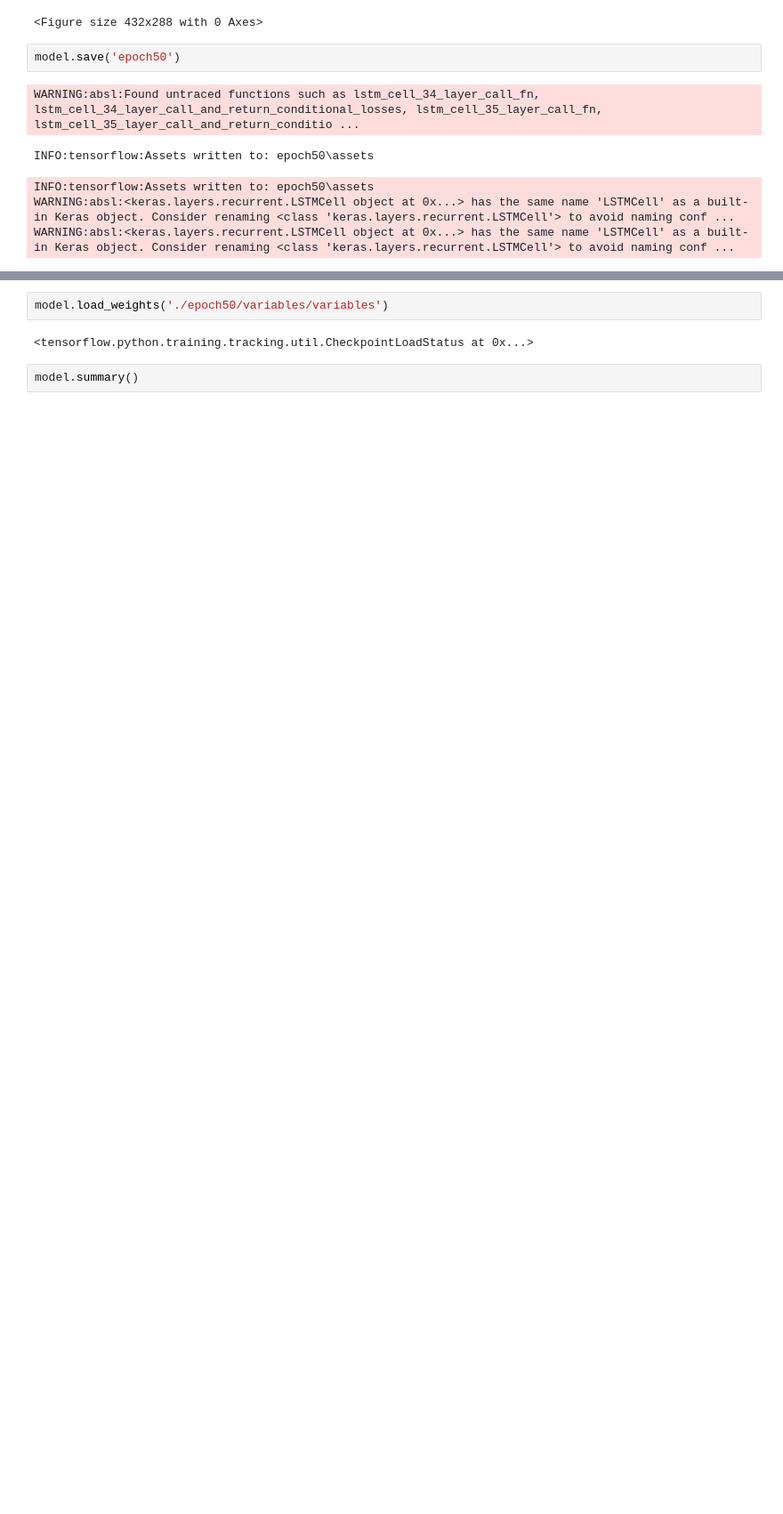
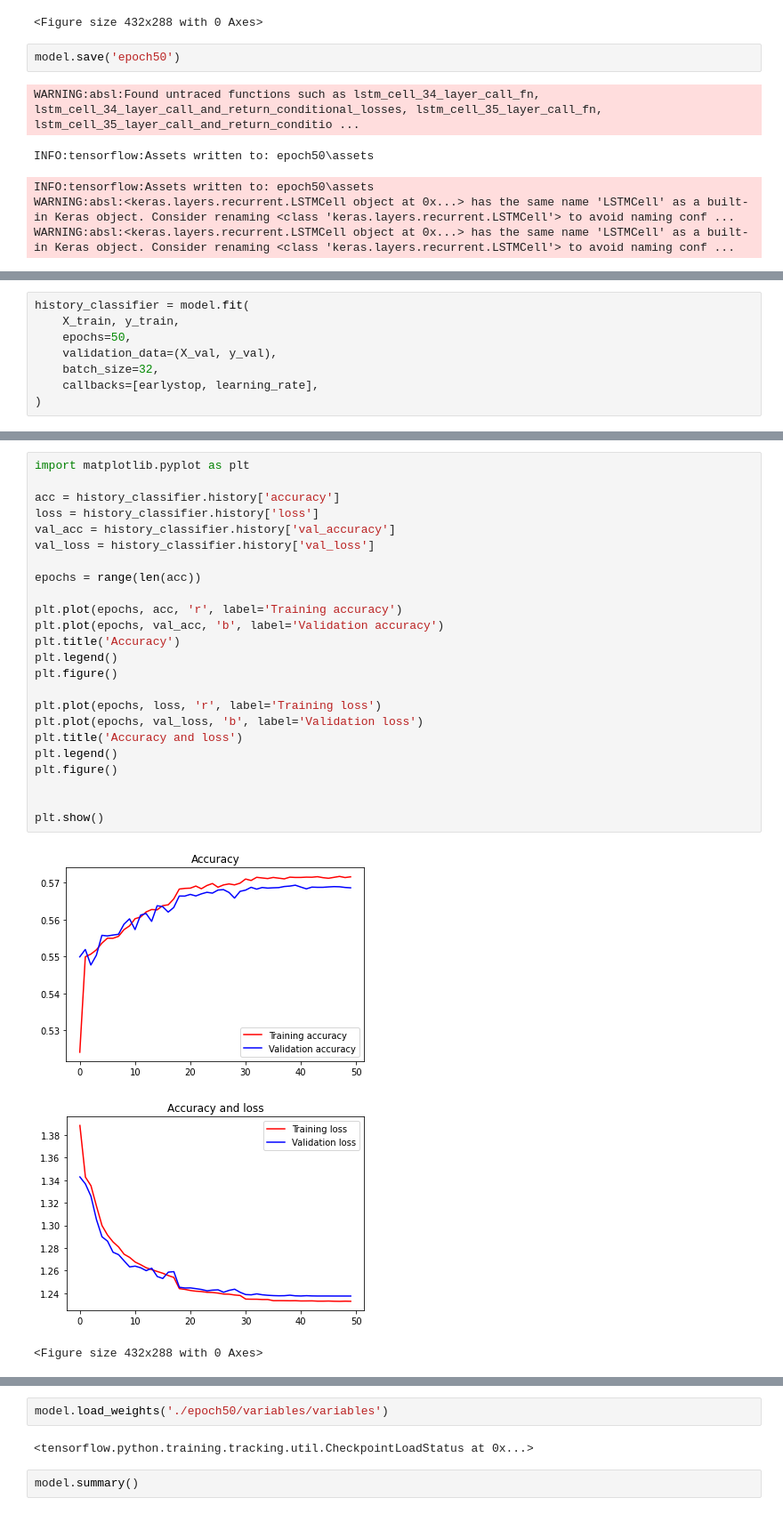
Before and after one commit to Stone-bridge-NLP/word2vec, a Jupyter notebook: word2vec genre prediction.ipynb, the cells around one changed output, grey strips where cells are left out. Shown: that part at 89% size. Saved outputs shown, nothing was run; the diff lists cells and outputs as text; blank space fills up the shorter version.

```diff
--- a/word2vec genre prediction.ipynb
+++ b/word2vec genre prediction.ipynb
@@ -512,0 +636,8 @@ WARNING:absl:<keras.layers.recurrent.LSTMCell object at 0x...> has the same name
+# %%
+history_classifier = model.fit(
+    X_train, y_train,
+    epochs=50,
+    validation_data=(X_val, y_val),
+    batch_size=32,
+    callbacks=[earlystop, learning_rate],
+)
@@ -512,0 +662,28 @@ WARNING:absl:<keras.layers.recurrent.LSTMCell object at 0x...> has the same name
+# %%
+import matplotlib.pyplot as plt
+
+acc = history_classifier.history['accuracy']
+loss = history_classifier.history['loss']
+val_acc = history_classifier.history['val_accuracy']
+val_loss = history_classifier.history['val_loss']
+
+epochs = range(len(acc))
+
+plt.plot(epochs, acc, 'r', label='Training accuracy')
+plt.plot(epochs, val_acc, 'b', label='Validation accuracy')
+plt.title('Accuracy')
+plt.legend()
+plt.figure()
+
+plt.plot(epochs, loss, 'r', label='Training loss')
+plt.plot(epochs, val_loss, 'b', label='Validation loss')
+plt.title('Accuracy and loss')
+plt.legend()
+plt.figure()
+
+
+plt.show()
+# %% [output]
+[figure, added]
+[figure, added]
+<Figure size 432x288 with 0 Axes>
```
Also changed, not shown: parts of 34 cells of this notebook, 1 other file.
